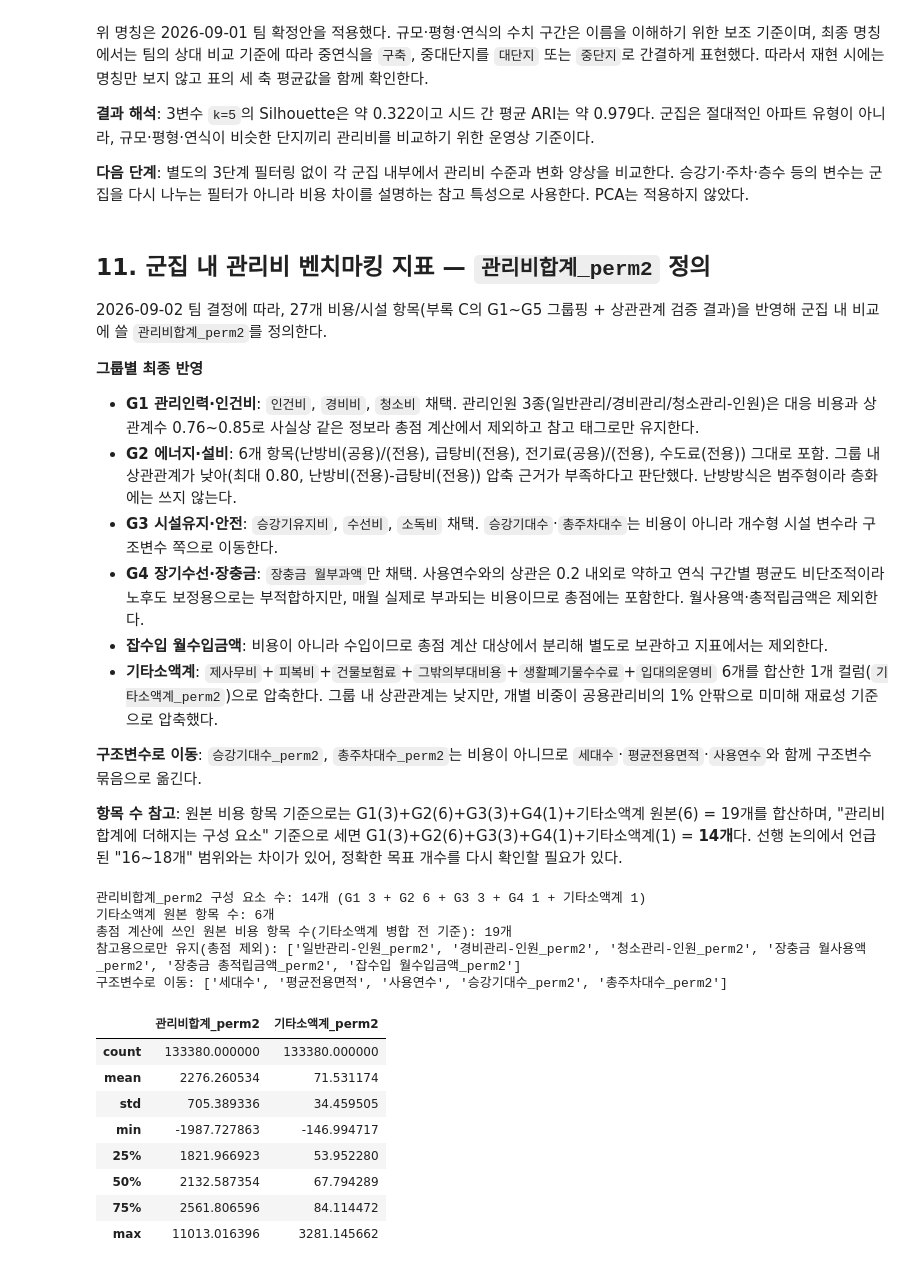
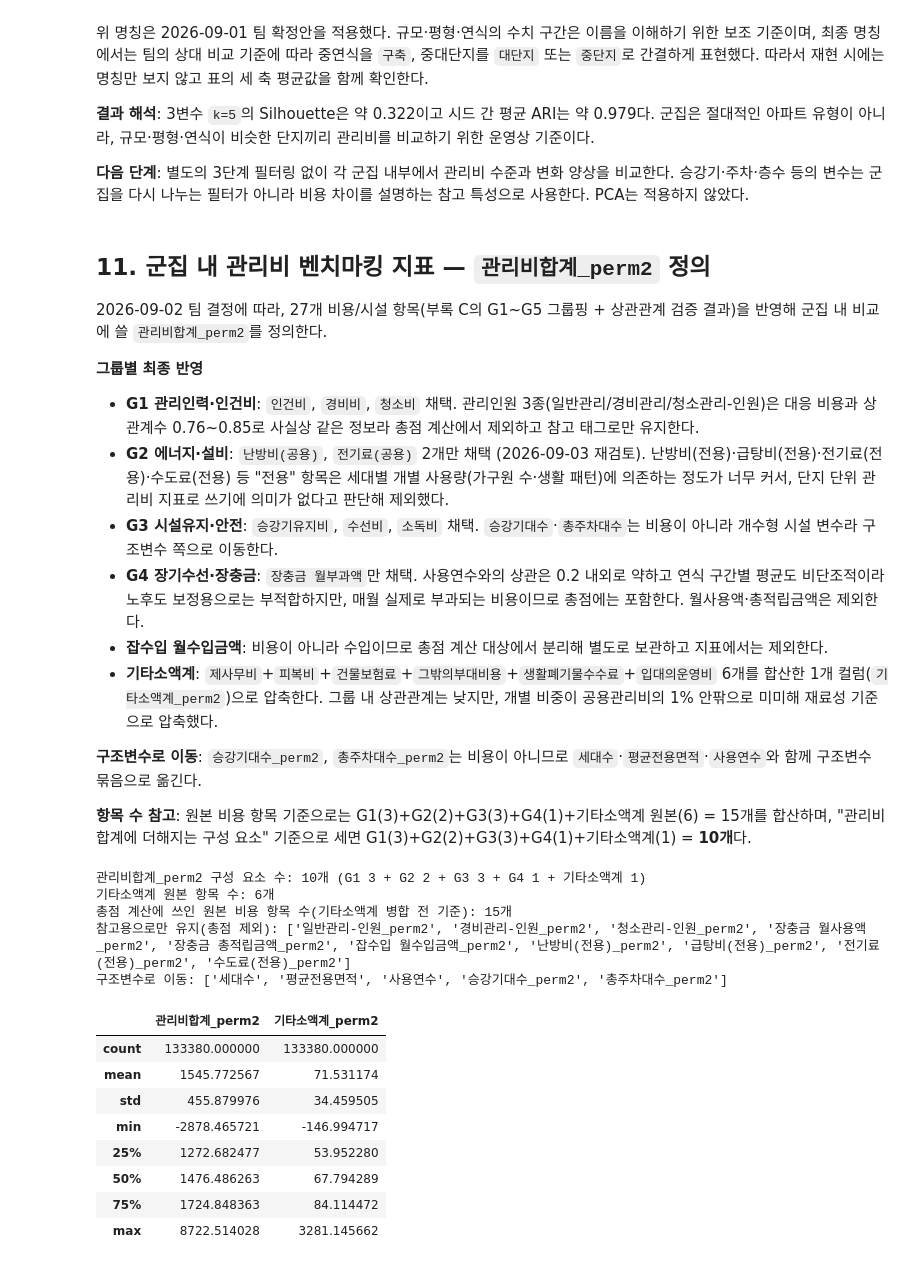
Before and after one commit to roh-git/mlapt_project, a Jupyter notebook: main_analysis.ipynb, the cells around one changed output. Saved outputs shown, nothing was run; the diff lists cells and outputs as text; code cells hidden in the pictures.

```diff
--- a/main_analysis.ipynb
+++ b/main_analysis.ipynb
@@ -803,7 +803,7 @@ fig.show()
 
 **그룹별 최종 반영**
 - **G1 관리인력·인건비**: `인건비`, `경비비`, `청소비` 채택. 관리인원 3종(일반관리/경비관리/청소관리-인원)은 대응 비용과 상관계수 0.76~0.85로 사실상 같은 정보라 총점 계산에서 제외하고 참고 태그로만 유지한다.
-- **G2 에너지·설비**: 6개 항목(난방비(공용)/(전용), 급탕비(전용), 전기료(공용)/(전용), 수도료(전용)) 그대로 포함. 그룹 내 상관관계가 낮아(최대 0.80, 난방비(전용)-급탕비(전용)) 압축 근거가 부족하다고 판단했다. 난방방식은 범주형이라 층화에는 쓰지 않는다.
+- **G2 에너지·설비**: `난방비(공용)`, `전기료(공용)` 2개만 채택 (2026-09-03 재검토). 난방비(전용)·급탕비(전용)·전기료(전용)·수도료(전용) 등 "전용" 항목은 세대별 개별 사용량(가구원 수·생활 패턴)에 의존하는 정도가 너무 커서, 단지 단위 관리비 지표로 쓰기에 의미가 없다고 판단해 제외했다.
 - **G3 시설유지·안전**: `승강기유지비`, `수선비`, `소독비` 채택. `승강기대수`·`총주차대수`는 비용이 아니라 개수형 시설 변수라 구조변수 쪽으로 이동한다.
 - **G4 장기수선·장충금**: `장충금 월부과액`만 채택. 사용연수와의 상관은 0.2 내외로 약하고 연식 구간별 평균도 비단조적이라 노후도 보정용으로는 부적합하지만, 매월 실제로 부과되는 비용이므로 총점에는 포함한다. 월사용액·총적립금액은 제외한다.
 - **잡수입 월수입금액**: 비용이 아니라 수입이므로 총점 계산 대상에서 분리해 별도로 보관하고 지표에서는 제외한다.
@@ -811,51 +811,51 @@ fig.show()
 
 **구조변수로 이동**: `승강기대수_perm2`, `총주차대수_perm2`는 비용이 아니므로 `세대수`·`평균전용면적`·`사용연수`와 함께 구조변수 묶음으로 옮긴다.
 
-**항목 수 참고**: 원본 비용 항목 기준으로는 G1(3)+G2(6)+G3(3)+G4(1)+기타소액계 원본(6) = 19개를 합산하며, "관리비합계에 더해지는 구성 요소" 기준으로 세면 G1(3)+G2(6)+G3(3)+G4(1)+기타소액계(1) = **14개**다. 선행 논의에서 언급된 "16~18개" 범위와는 차이가 있어, 정확한 목표 개수를 다시 확인할 필요가 있다.
+**항목 수 참고**: 원본 비용 항목 기준으로는 G1(3)+G2(2)+G3(3)+G4(1)+기타소액계 원본(6) = 15개를 합산하며, "관리비합계에 더해지는 구성 요소" 기준으로 세면 G1(3)+G2(2)+G3(3)+G4(1)+기타소액계(1) = **10개**다.
 # %%
 # 그룹별 최종 반영 항목 (2026-09-02 팀 결정)
 G1_ITEMS = ['인건비_perm2', '경비비_perm2', '청소비_perm2']
-G2_ITEMS = ['난방비(공용)_perm2', '난방비(전용)_perm2', '급탕비(전용)_perm2',
-            '전기료(공용)_perm2', '전기료(전용)_perm2', '수도료(전용)_perm2']
+G2_ITEMS = ['난방비(공용)_perm2', '전기료(공용)_perm2']
 G3_ITEMS = ['승강기유지비_perm2', '수선비_perm2', '소독비_perm2']
 G4_ITEMS = ['장충금 월부과액_perm2']
 G5_RAW_ITEMS = ['제사무비_perm2', '피복비_perm2', '건물보험료_perm2',
                 '그밖의부대비용_perm2', '생활폐기물수수료_perm2', '입대의운영비_perm2']
 
 # 총점에서 제외 — 참고용으로만 컬럼을 유지한다 (per_df에서 삭제하지 않음)
 REFERENCE_ONLY_HEADCOUNT = ['일반관리-인원_perm2', '경비관리-인원_perm2', '청소관리-인원_perm2']  # G1과 상관 0.76~0.85로 중복
 EXCLUDED_JANGCHUNG = ['장충금 월사용액_perm2', '장충금 총적립금액_perm2']  # stock/flow 성격이 달라 대표성 부족
 EXCLUDED_MISC_INCOME = ['잡수입 월수입금액_perm2']  # 비용이 아니라 수입이므로 별도 보관
+EXCLUDED_PRIVATE_USAGE = ['난방비(전용)_perm2', '급탕비(전용)_perm2', '전기료(전용)_perm2', '수도료(전용)_perm2']  # 2026-09-03: 개별 사용량 의존도가 커서 제외
 
 # 구조변수로 이동 (비용 항목에서 제외)
 STRUCTURAL_COLS = ['세대수', '평균전용면적', '사용연수', '승강기대수_perm2', '총주차대수_perm2']
 
 # 기타소액계: G5 6개 항목 합산
 per_df['기타소액계_perm2'] = per_df[G5_RAW_ITEMS].sum(axis=1)
 
 # 관리비합계: G1+G2+G3+G4+기타소액계
 COST_SCORE_ITEMS = G1_ITEMS + G2_ITEMS + G3_ITEMS + G4_ITEMS + ['기타소액계_perm2']
 per_df['관리비합계_perm2'] = per_df[COST_SCORE_ITEMS].sum(axis=1)
 
 print(f"관리비합계_perm2 구성 요소 수: {len(COST_SCORE_ITEMS)}개 (G1 {len(G1_ITEMS)} + G2 {len(G2_ITEMS)} + G3 {len(G3_ITEMS)} + G4 {len(G4_ITEMS)} + 기타소액계 1)")
 print(f"기타소액계 원본 항목 수: {len(G5_RAW_ITEMS)}개")
 print(f"총점 계산에 쓰인 원본 비용 항목 수(기타소액계 병합 전 기준): {len(G1_ITEMS) + len(G2_ITEMS) + len(G3_ITEMS) + len(G4_ITEMS) + len(G5_RAW_ITEMS)}개")
-print(f"참고용으로만 유지(총점 제외): {REFERENCE_ONLY_HEADCOUNT + EXCLUDED_JANGCHUNG + EXCLUDED_MISC_INCOME}")
+print(f"참고용으로만 유지(총점 제외): {REFERENCE_ONLY_HEADCOUNT + EXCLUDED_JANGCHUNG + EXCLUDED_MISC_INCOME + EXCLUDED_PRIVATE_USAGE}")
 print(f"구조변수로 이동: {STRUCTURAL_COLS}")
 
 per_df[['단지코드', '관리비합계_perm2', '기타소액계_perm2']].describe()
 # %% [output]
-관리비합계_perm2 구성 요소 수: 14개 (G1 3 + G2 6 + G3 3 + G4 1 + 기타소액계 1)
+관리비합계_perm2 구성 요소 수: 10개 (G1 3 + G2 2 + G3 3 + G4 1 + 기타소액계 1)
 기타소액계 원본 항목 수: 6개
-총점 계산에 쓰인 원본 비용 항목 수(기타소액계 병합 전 기준): 19개
-참고용으로만 유지(총점 제외): ['일반관리-인원_perm2', '경비관리-인원_perm2', '청소관리-인원_perm2', '장충금 월사용액_perm2', '장충금 총적립금액_perm2', '잡수입 월수입금액_perm2']
+총점 계산에 쓰인 원본 비용 항목 수(기타소액계 병합 전 기준): 15개
+참고용으로만 유지(총점 제외): ['일반관리-인원_perm2', '경비관리-인원_perm2', '청소관리-인원_perm2', '장충금 월사용액_perm2', '장충금 총적립금액_perm2', '잡수입 월수입금액_perm2', '난방비(전용)_perm2', '급탕비(전용)_perm2', '전기료(전용)_perm2', '수도료(전용)_perm2']
 구조변수로 이동: ['세대수', '평균전용면적', '사용연수', '승강기대수_perm2', '총주차대수_perm2']
 |  | 관리비합계_perm2 | 기타소액계_perm2 |
 | count | 133380.000000 | 133380.000000 |
-| mean | 2276.260534 | 71.531174 |
-| std | 705.389336 | 34.459505 |
-| min | -1987.727863 | -146.994717 |
-| 25% | 1821.966923 | 53.952280 |
-| 50% | 2132.587354 | 67.794289 |
-| 75% | 2561.806596 | 84.114472 |
-| max | 11013.016396 | 3281.145662 |
+| mean | 1545.772567 | 71.531174 |
+| std | 455.879976 | 34.459505 |
+| min | -2878.465721 | -146.994717 |
+| 25% | 1272.682477 | 53.952280 |
+| 50% | 1476.486263 | 67.794289 |
+| 75% | 1724.848363 | 84.114472 |
+| max | 8722.514028 | 3281.145662 |
```
Also changed, not shown: parts of 2 cells of this notebook.
